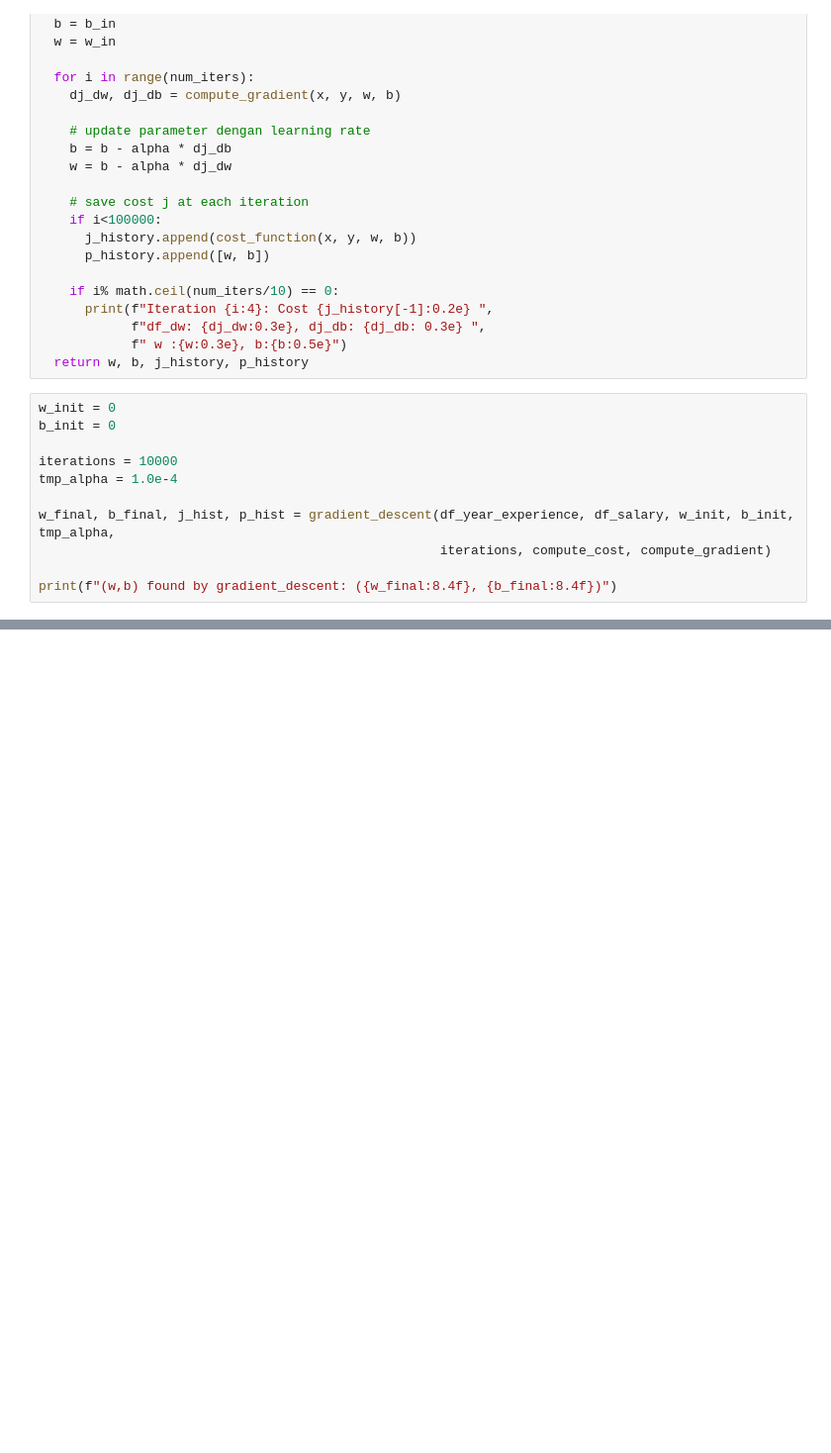
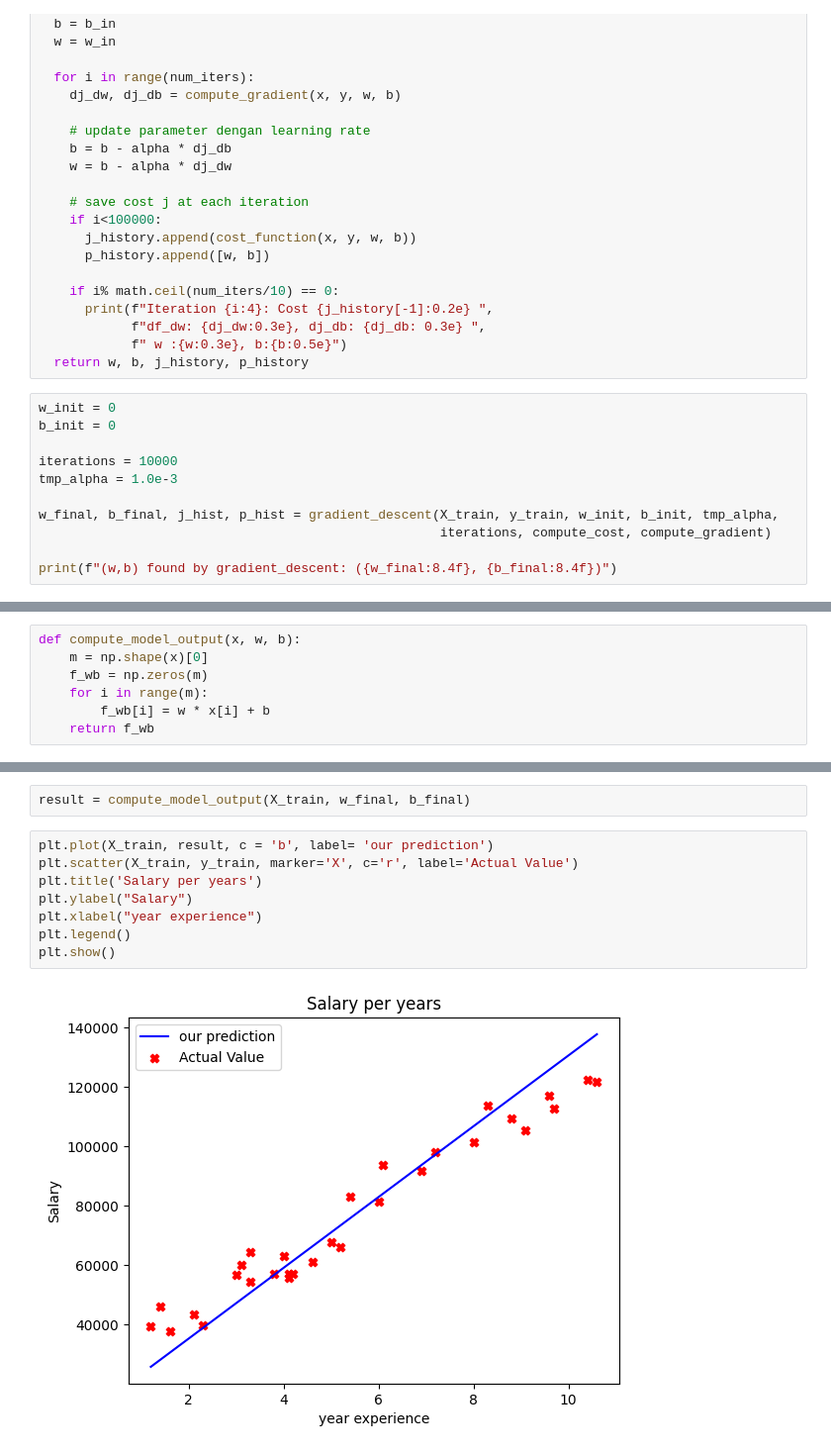
Before and after one commit to romyhsb/Linear-Regression-Algorithm, a Jupyter notebook: gradien-descent/gradient-descent-salary_experience.ipynb, the cells around one changed output, grey strips where cells are left out. Shown at 99% size. Cells and saved outputs as stored; diff of their text form; blank space fills up the shorter version.

```diff
--- a/gradien-descent/gradient-descent-salary_experience.ipynb
+++ b/gradien-descent/gradient-descent-salary_experience.ipynb
@@ -78,9 +84,9 @@ w_init = 0
 b_init = 0
 
 iterations = 10000
-tmp_alpha = 1.0e-4
+tmp_alpha = 1.0e-3
 
-w_final, b_final, j_hist, p_hist = gradient_descent(df_year_experience, df_salary, w_init, b_init, tmp_alpha,
+w_final, b_final, j_hist, p_hist = gradient_descent(X_train, y_train, w_init, b_init, tmp_alpha,
                                                     iterations, compute_cost, compute_gradient)
 
 print(f"(w,b) found by gradient_descent: ({w_final:8.4f}, {b_final:8.4f})")
@@ -106,0 +109,7 @@ menambahkan kode untuk check githu
+# %%
+def compute_model_output(x, w, b):
+    m = np.shape(x)[0]
+    f_wb = np.zeros(m)
+    for i in range(m):
+        f_wb[i] = w * x[i] + b
+    return f_wb
@@ -106,0 +125,12 @@ menambahkan kode untuk check githu
+# %%
+result = compute_model_output(X_train, w_final, b_final)
+# %%
+plt.plot(X_train, result, c = 'b', label= 'our prediction')
+plt.scatter(X_train, y_train, marker='X', c='r', label='Actual Value')
+plt.title('Salary per years')
+plt.ylabel("Salary")
+plt.xlabel("year experience")
+plt.legend()
+plt.show()
+# %% [output]
+[figure, added]
```
Also changed, not shown: parts of 8 cells of this notebook, 1 other file.
